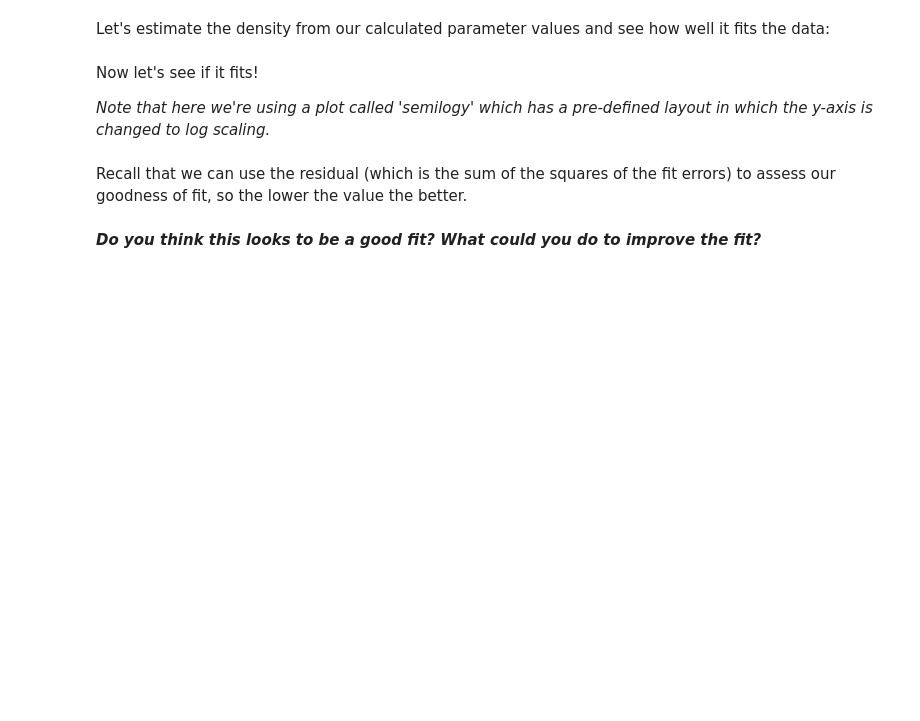
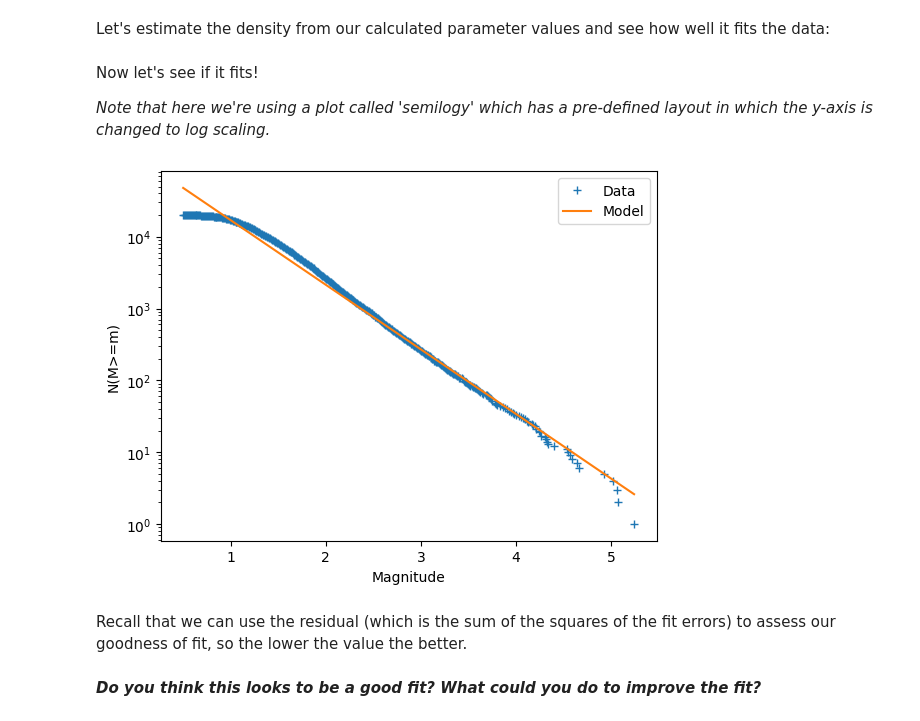
Before and after one commit to laura-turnbull-lloyd/STDH_teaching, a Jupyter notebook: STDH2324_Lecture_5_Part_B_distributions_probability.ipynb, the cells around one changed output. Saved outputs shown, nothing was run; the diff lists cells and outputs as text; code cells hidden in the pictures; blank space fills up the shorter version.

```diff
--- a/STDH2324_Lecture_5_Part_B_distributions_probability.ipynb
+++ b/STDH2324_Lecture_5_Part_B_distributions_probability.ipynb
@@ -292,13 +341,15 @@ Now let's see if it fits!
 # %%
 fig, ax = plt.subplots()
 ax.semilogy(
     magnitudes, density, marker="+", linestyle="None",
     label="Data")
 ax.semilogy(magnitudes, estimated_density, label="Model")
-ax.set_ylabel("Cumulative density")
+ax.set_ylabel("N(M>=M)")
 ax.set_xlabel("Magnitude")
 ax.legend()
 plt.show()
+# %% [output]
+[figure, added]
 # %% [markdown]
 Recall that we can use the residual (which is the sum of the squares of the fit errors) to assess our goodness of fit, so the lower the value the better.
 # %%
```
Also changed, not shown: parts of 22 cells of this notebook.
